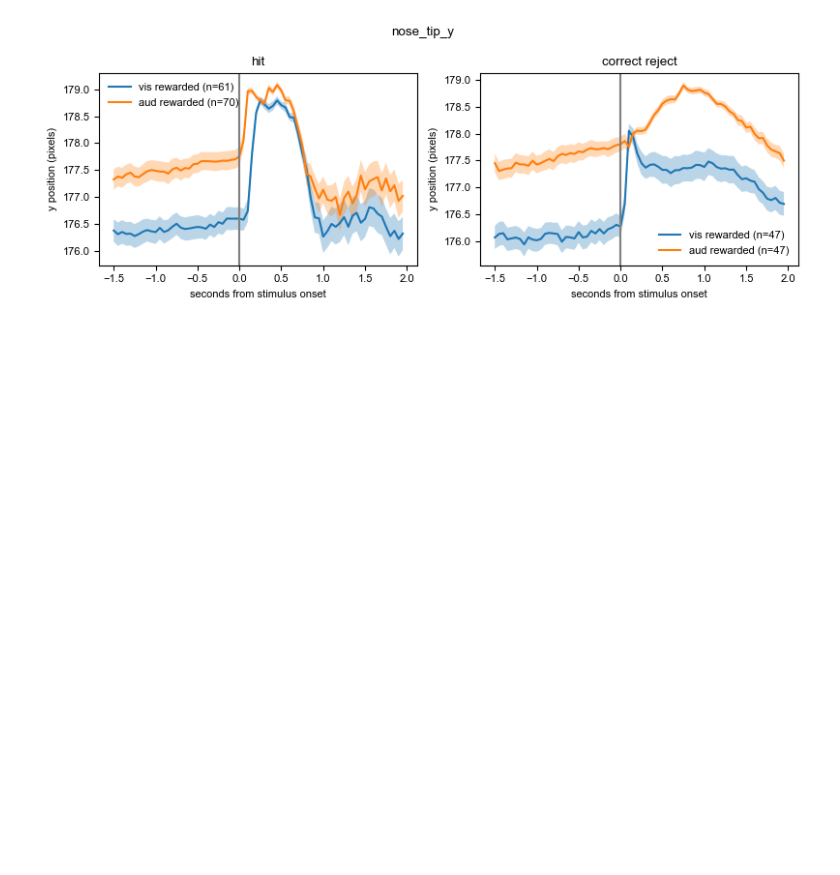
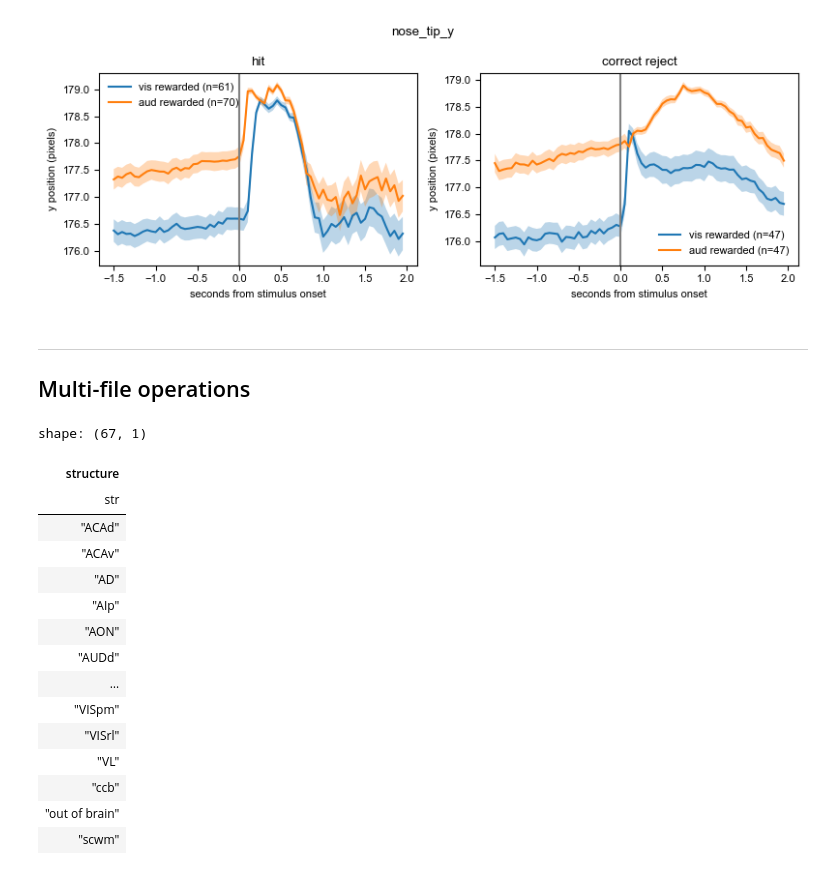
Before and after one commit to AllenNeuralDynamics/conect-dev-capsule, a Jupyter notebook: code/dynamic_routing_tutorial_lazynwb.ipynb, the cells around one changed output. Saved outputs shown, nothing was run; the diff lists cells and outputs as text; code cells hidden in the pictures; blank space fills up the shorter version.

```diff
--- a/code/dynamic_routing_tutorial_lazynwb.ipynb
+++ b/code/dynamic_routing_tutorial_lazynwb.ipynb
@@ -669,3 +669,34 @@ plt.tight_layout()
 plt.show()
 # %% [output]
 [figure]
+# %% [markdown]
+---
+
+## Multi-file operations
+# %%
+(
+    lazynwb.scan_nwb(
+        remote_paths,
+        "units",
+    )
+    .select("structure")
+    .unique()
+    .sort("structure")
+).collect()
+# %% [output]
+shape: (67, 1)
+| structure |
+| str |
+| "ACAd" |
+| "ACAv" |
+| "AD" |
+| "AIp" |
+| "AON" |
+| "AUDd" |
+| … |
+| "VISpm" |
+| "VISrl" |
+| "VL" |
+| "ccb" |
+| "out of brain" |
+| "scwm" |
```
Also changed, not shown: parts of 1 cell of this notebook.
